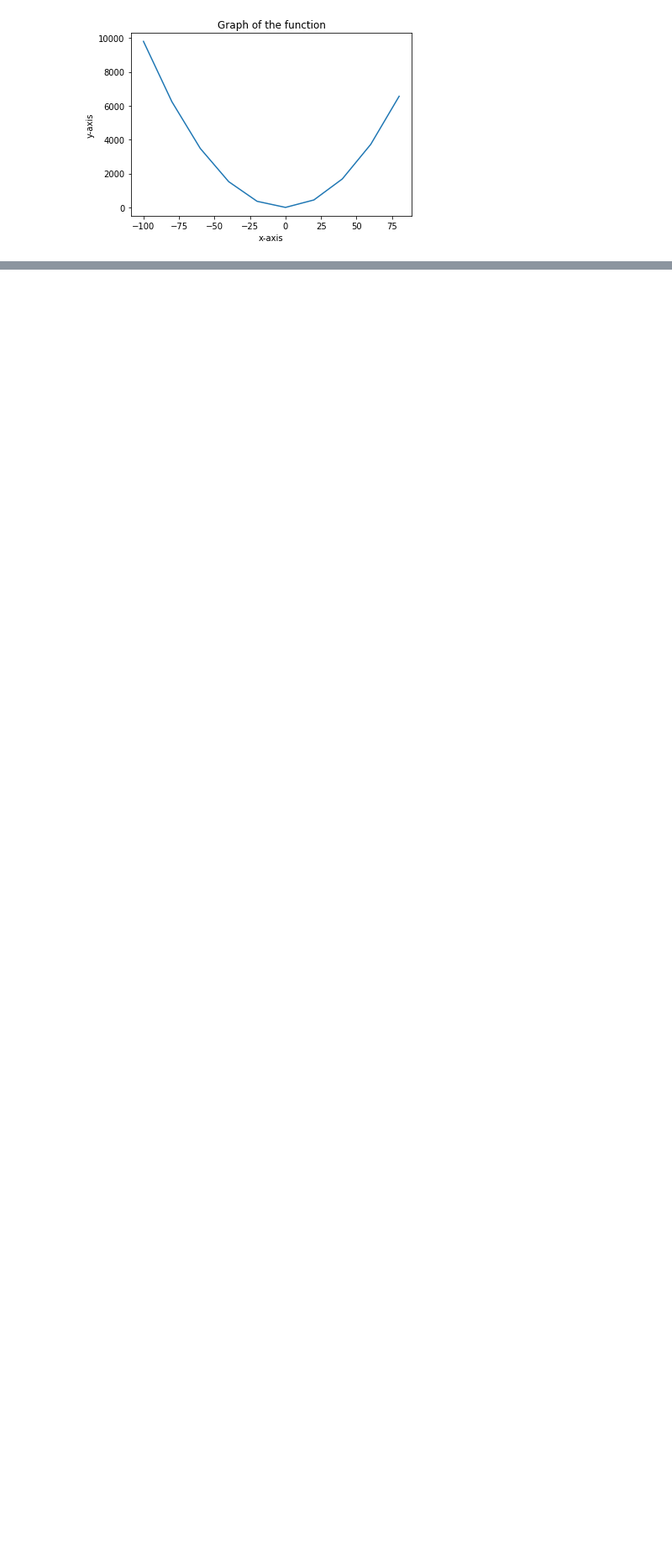
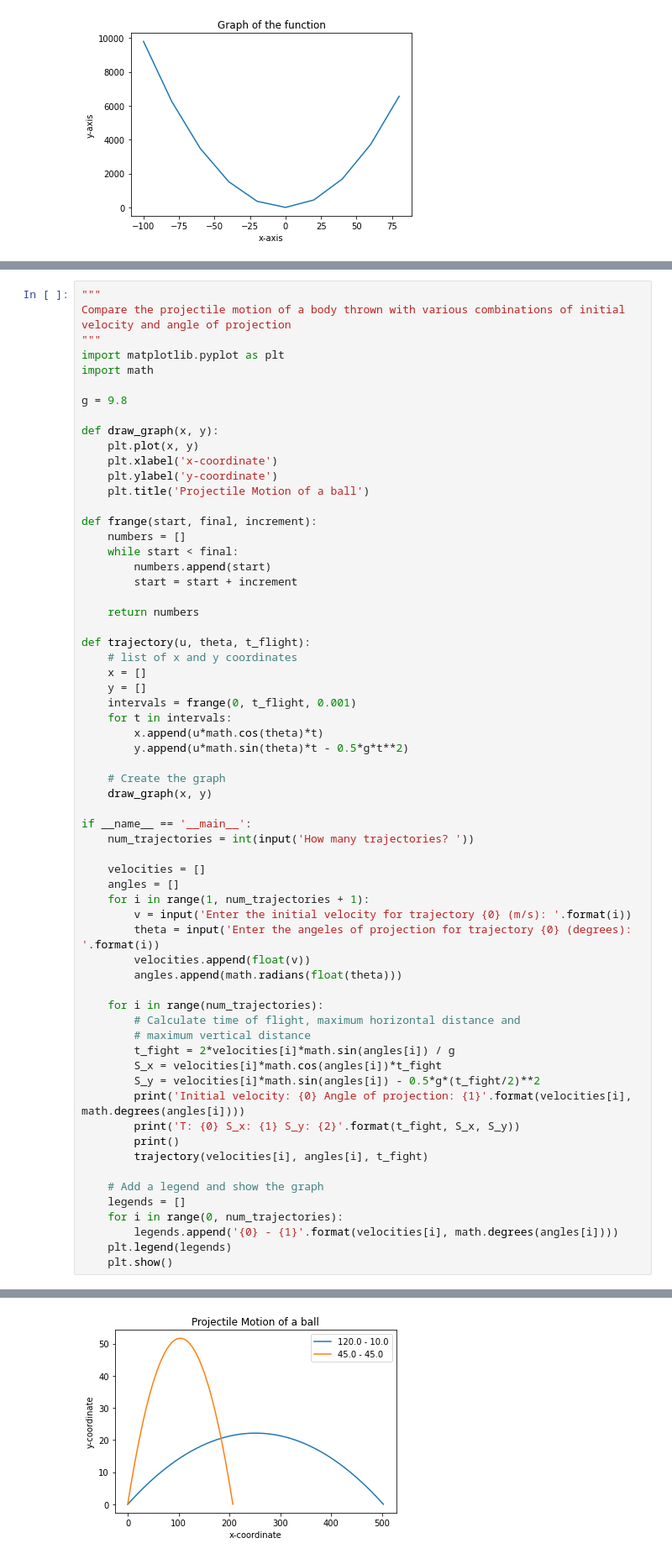
Before and after one commit to YolbarsZiya1997/Math_journey, a Jupyter notebook: learn_python_using_math/chapter_2_challenges.ipynb, the cells around one changed output, grey strips where cells are left out. Shown at 84% size. Drawn from its saved outputs; the diff is of its cells as text; blank space fills up the shorter version.

```diff
--- a/learn_python_using_math/chapter_2_challenges.ipynb
+++ b/learn_python_using_math/chapter_2_challenges.ipynb
@@ -57,0 +62,65 @@ if __name__ == '__main__':
+# %%
+"""
+Compare the projectile motion of a body thrown with various combinations of initial
+velocity and angle of projection
+"""
+import matplotlib.pyplot as plt
+import math
+
+g = 9.8
+
+def draw_graph(x, y):
+    plt.plot(x, y)
+    plt.xlabel('x-coordinate')
+    plt.ylabel('y-coordinate')
+    plt.title('Projectile Motion of a ball')
+
+def frange(start, final, increment):
+    numbers = []
+    while start < final:
+        numbers.append(start)
+        start = start + increment
+
+    return numbers
+
+def trajectory(u, theta, t_flight):
+    # list of x and y coordinates
+    x = []
+    y = []
+    intervals = frange(0, t_flight, 0.001)
+    for t in intervals:
+        x.append(u*math.cos(theta)*t)
+        y.append(u*math.sin(theta)*t - 0.5*g*t**2)
+
+    # Create the graph
+    draw_graph(x, y)
+
+if __name__ == '__main__':
+    num_trajectories = int(input('How many trajectories? '))
+
+    velocities = []
+    angles = []
+    for i in range(1, num_trajectories + 1):
+        v = input('Enter the initial velocity for trajectory {0} (m/s): '.format(i))
+        theta = input('Enter the angeles of projection for trajectory {0} (degrees): '.format(i))
+        velocities.append(float(v))
+        angles.append(math.radians(float(theta)))
+
+    for i in range(num_trajectories):
+        # Calculate time of flight, maximum horizontal distance and
+        # maximum vertical distance
+        t_fight = 2*velocities[i]*math.sin(angles[i]) / g
+        S_x = velocities[i]*math.cos(angles[i])*t_fight
+        S_y = velocities[i]*math.sin(angles[i]) - 0.5*g*(t_fight/2)**2
+        print('Initial velocity: {0} Angle of projection: {1}'.format(velocities[i], math.degrees(angles[i])))
+        print('T: {0} S_x: {1} S_y: {2}'.format(t_fight, S_x, S_y))
+        print()
+        trajectory(velocities[i], angles[i], t_fight)
+
+    # Add a legend and show the graph
+    legends = []
+    for i in range(0, num_trajectories):
+        legends.append('{0} - {1}'.format(velocities[i], math.degrees(angles[i])))
+    plt.legend(legends)
+    plt.show()
+# %% [output]
@@ -57,0 +132 @@ if __name__ == '__main__':
+[figure, added]
```
Also changed, not shown: parts of 3 cells of this notebook, 2 other files.
